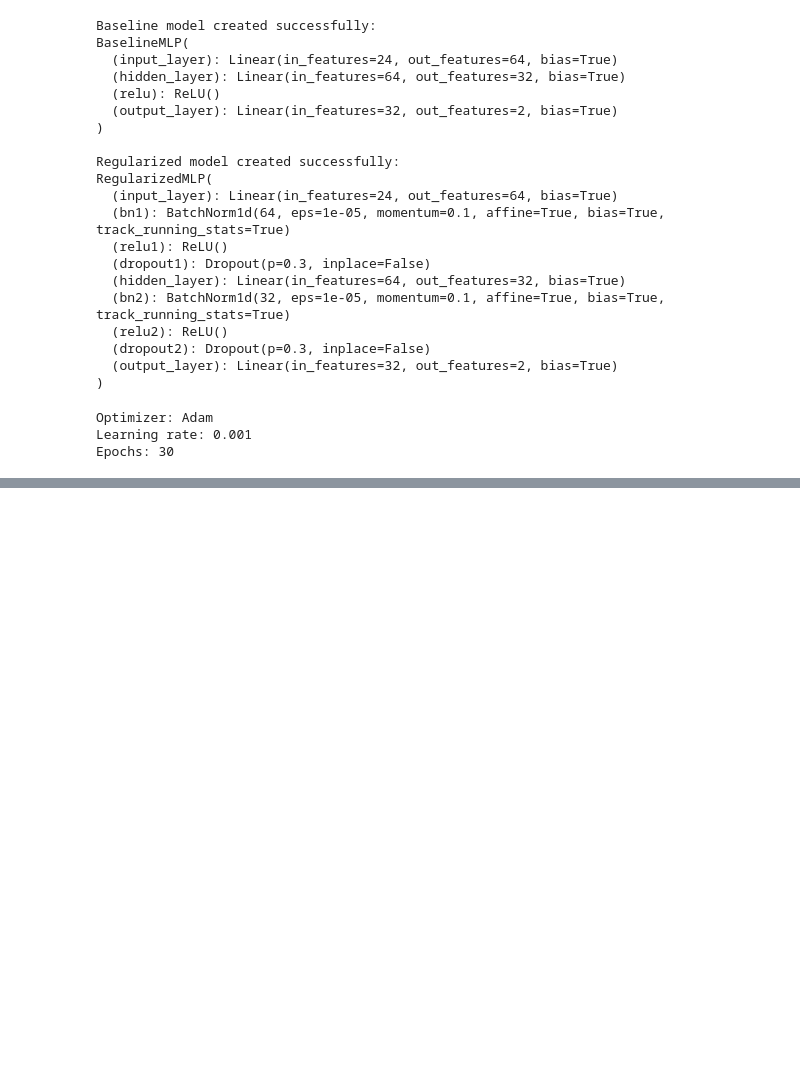
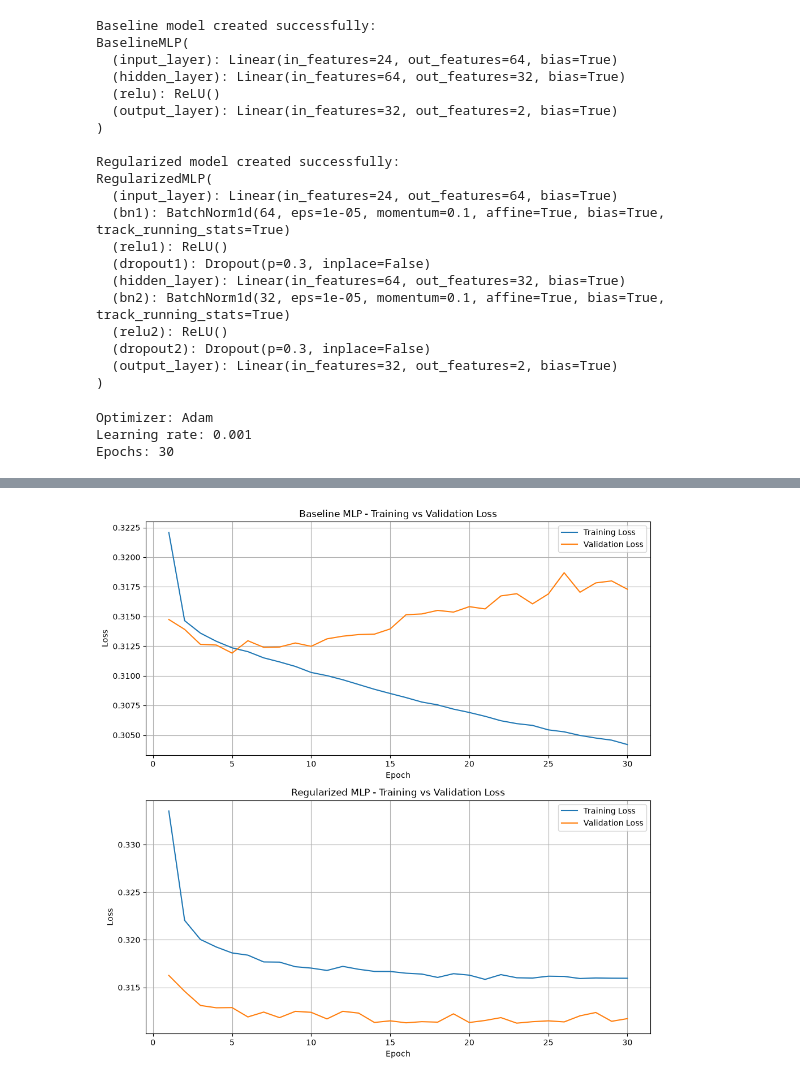
Before and after one commit to afnan2006-code/AI-ML-Learning, a Jupyter notebook: Day 13/deep_learning_baseline.ipynb, the cells around one changed output, grey strips where cells are left out. Drawn from its saved outputs; the diff is of its cells as text; code cells hidden in the pictures; blank space fills up the shorter version.

```diff
--- a/Day 13/deep_learning_baseline.ipynb
+++ b/Day 13/deep_learning_baseline.ipynb
@@ -1058,0 +1180,58 @@ Epochs: 30
+# %%
+epochs = range(1, num_epochs + 1)
+
+fig, axes = plt.subplots(
+    2,
+    1,
+    figsize=(10, 10)
+)
+
+# Baseline MLP
+axes[0].plot(
+    epochs,
+    baseline_train_losses,
+    label="Training Loss"
+)
+
+axes[0].plot(
+    epochs,
+    baseline_val_losses,
+    label="Validation Loss"
+)
+
+axes[0].set_title(
+    "Baseline MLP - Training vs Validation Loss"
+)
+
+axes[0].set_xlabel("Epoch")
+axes[0].set_ylabel("Loss")
+axes[0].legend()
+axes[0].grid(True)
+
+
+# Regularized MLP
+axes[1].plot(
+    epochs,
+    regularized_train_losses,
+    label="Training Loss"
+)
+
+axes[1].plot(
+    epochs,
+    regularized_val_losses,
+    label="Validation Loss"
+)
+
+axes[1].set_title(
+    "Regularized MLP - Training vs Validation Loss"
+)
+
+axes[1].set_xlabel("Epoch")
+axes[1].set_ylabel("Loss")
+axes[1].legend()
+axes[1].grid(True)
+
+plt.tight_layout()
+plt.show()
+# %% [output]
+[figure, added]
```
Also changed, not shown: parts of 6 cells of this notebook.
